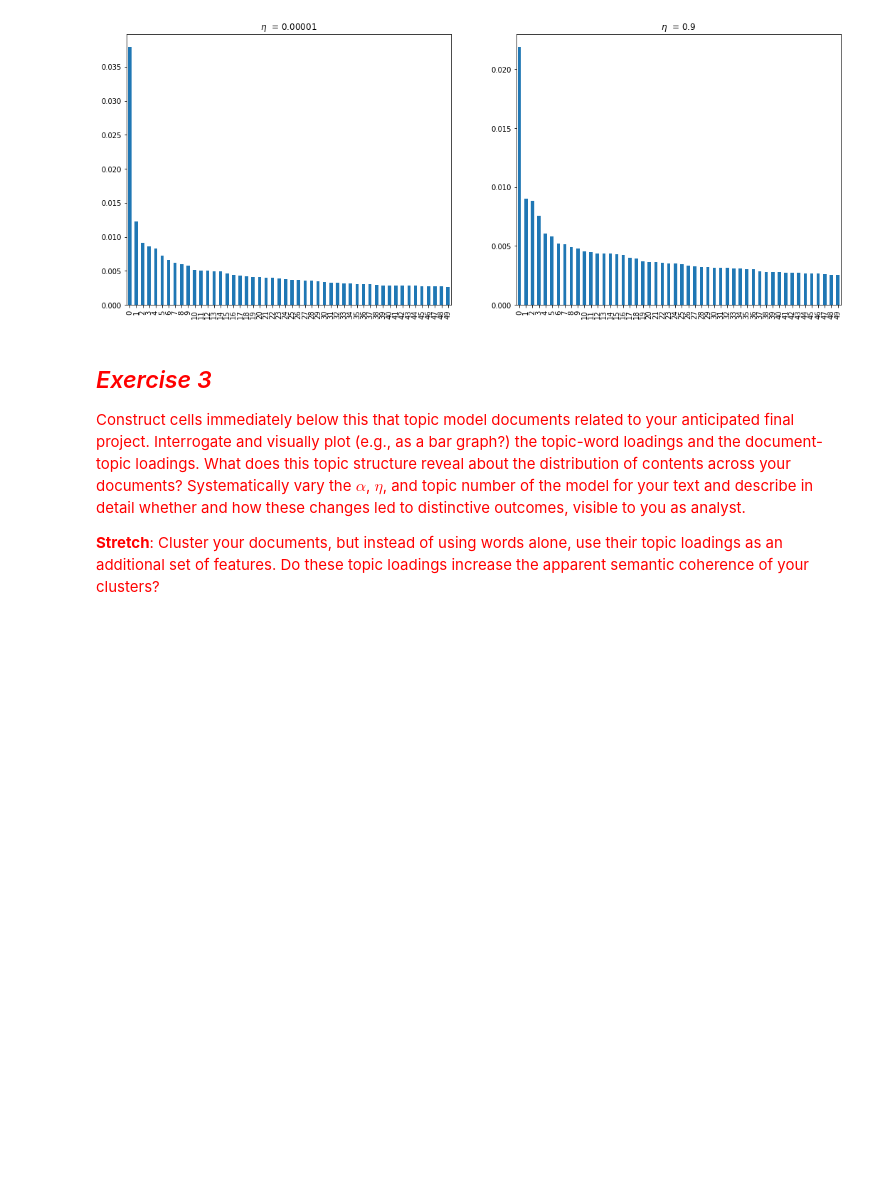
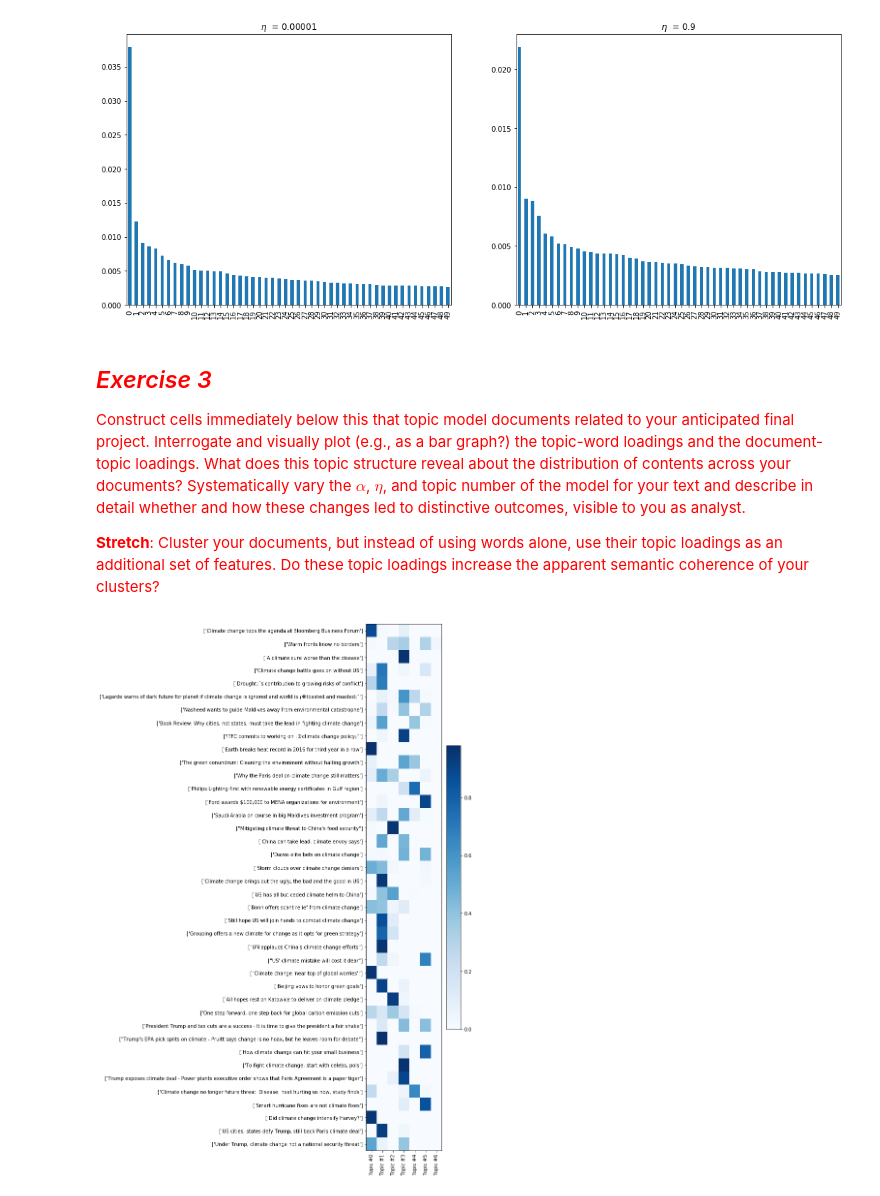
Before and after one commit to Moloq/content-analysis-2018, a Jupyter notebook: 3-Clustering-and-Topic-Modeling/3-Clustering-and-Topic-Modeling.ipynb, the cells around one changed output. Drawn from its saved outputs; the diff is of its cells as text; code cells hidden in the pictures; blank space fills up the shorter version.

```diff
--- a/3-Clustering-and-Topic-Modeling/3-Clustering-and-Topic-Modeling.ipynb
+++ b/3-Clustering-and-Topic-Modeling/3-Clustering-and-Topic-Modeling.ipynb
@@ -1104,3 +1114,59 @@ plt.show()
 <span style="color:red">Construct cells immediately below this that topic model documents related to your anticipated final project. Interrogate and visually plot (e.g., as a bar graph?) the topic-word loadings and the document-topic loadings. What does this topic structure reveal about the distribution of contents across your documents? Systematically vary the $\alpha$, $\eta$, and topic number of the model for your text and describe in detail whether and how these changes led to distinctive outcomes, visible to you as analyst.
 
 <span style="color:red">**Stretch**: Cluster your documents, but instead of using words alone, use their topic loadings as an additional set of features. Do these topic loadings increase the apparent semantic coherence of your clusters?</span>
+# %%
+news_TFVectorizer = sklearn.feature_extraction.text.TfidfVectorizer(max_df=0.7, max_features=1000,
+                                                                    stop_words='english', norm='l2')
+news_TFVects = news_TFVectorizer.fit_transform(news_df['text'])
+
+news_df['tokenized_text'] = news_df['text'].apply(lambda x: nltk.word_tokenize(x))
+news_df['normalized_tokens'] = news_df['tokenized_text'].apply(lambda x: lucem_illud.normalizeTokens(x,
+                                       stopwordLst = lucem_illud.stop_words_basic,
+                                            stemmer = lucem_illud.stemmer_basic))
+
+news_df['reduced_tokens'] = news_df['normalized_tokens'].apply(
+    lambda x: [word for word in x if word in news_TFVectorizer.vocabulary_.keys()])
+dictionary = gensim.corpora.Dictionary(news_df['reduced_tokens'])
+corpus = [dictionary.doc2bow(text) for text in news_df['reduced_tokens']]
+gensim.corpora.MmCorpus.serialize('news.mm', corpus)
+news_mm = gensim.corpora.MmCorpus('news.mm')
+news_lda = gensim.models.ldamodel.LdaModel(corpus=news_mm, id2word=dictionary, num_topics=7, alpha=3/7, eta=0.9)
+# %%
+ldaDF = pandas.DataFrame({
+        'name' : news_df['title'],
+        'topics' : [news_lda[dictionary.doc2bow(l)] for l in news_df['reduced_tokens']]
+    })
+#Dict to temporally hold the probabilities
+topicsProbDict = {i : [0] * len(ldaDF) for i in range(news_lda.num_topics)}
+
+#Load them into the dict
+for index, topicTuples in enumerate(ldaDF['topics']):
+    for topicNum, prob in topicTuples:
+        topicsProbDict[topicNum][index] = prob
+
+#Update the DataFrame
+num_articles_plotted = 40
+for topicNum in range(news_lda.num_topics):
+    ldaDF['topic_{}'.format(topicNum)] = topicsProbDict[topicNum]
+ldaDFV = ldaDF[:num_articles_plotted][['topic_%d' %x for x in range(news_lda.num_topics)]]
+ldaDFVisN = ldaDF[:num_articles_plotted][['name']]
+ldaDFVis = ldaDFV.as_matrix(columns=None)
+ldaDFVisNames = ldaDFVisN.as_matrix(columns=None)
+
+plt.figure(figsize=(news_lda.num_topics*0.5,num_articles_plotted * 0.5))
+plt.pcolor(ldaDFVis, norm=None, cmap='Blues')
+plt.yticks(np.arange(ldaDFVis.shape[0])+0.5, ldaDFVisNames);
+plt.xticks(np.arange(ldaDFVis.shape[1])+0.5, topic_labels);
+
+# flip the y-axis so the texts are in the order we anticipate (Austen first, then Brontë)
+plt.gca().invert_yaxis()
+
+# rotate the ticks on the x-axis
+plt.xticks(rotation=90)
+
+# add a legend
+plt.colorbar(cmap='Blues')
+#plt.tight_layout()  # fixes margins
+plt.show()
+# %% [output]
+[figure, added]
```
Also changed, not shown: parts of 3 cells of this notebook.
